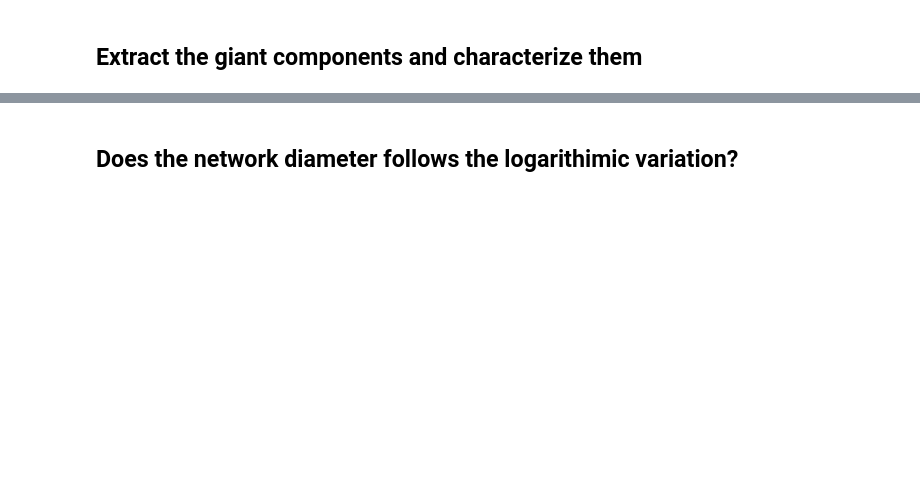
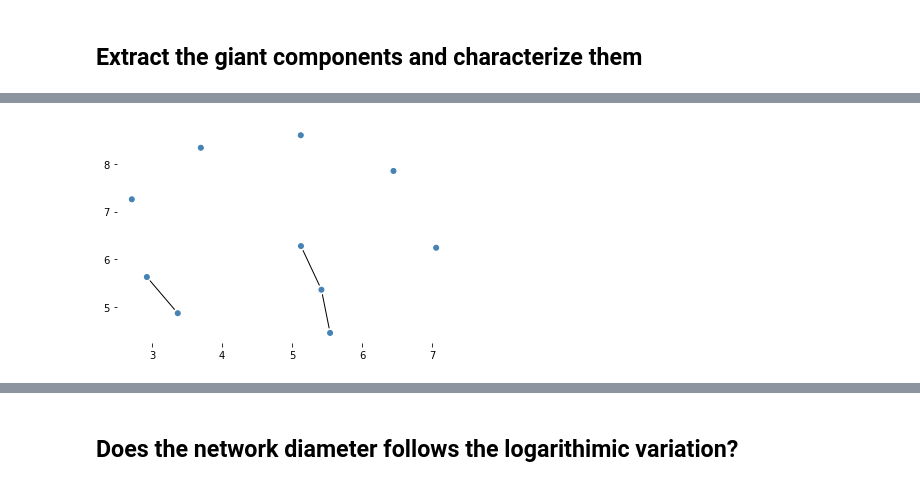
Before and after one commit to victorsanunes/complex-networks, a Jupyter notebook: notebooks/Assignment_01.ipynb, the cells around one changed output, grey strips where cells are left out. Drawn from its saved outputs; the diff is of its cells as text; code cells hidden in the pictures; blank space fills up the shorter version.

```diff
--- a/notebooks/Assignment_01.ipynb
+++ b/notebooks/Assignment_01.ipynb
@@ -42,2 +142,4 @@ for network_property in list(perm):
 # %% [markdown]
 ## Extract the giant components and characterize them
+# %%
+sample_graph = graphs_dict["10_nodes__0.1_probability"]["graphs"][4]
@@ -43,0 +154,9 @@ for network_property in list(perm):
+# %%
+
+
+fig, ax = plt.subplots()
+ig.plot(sample_graph, target=ax)
+
+sns.despine(left = True, bottom = True)
+# %% [output]
+[figure, added]
```
Also changed, not shown: parts of 18 cells of this notebook.
